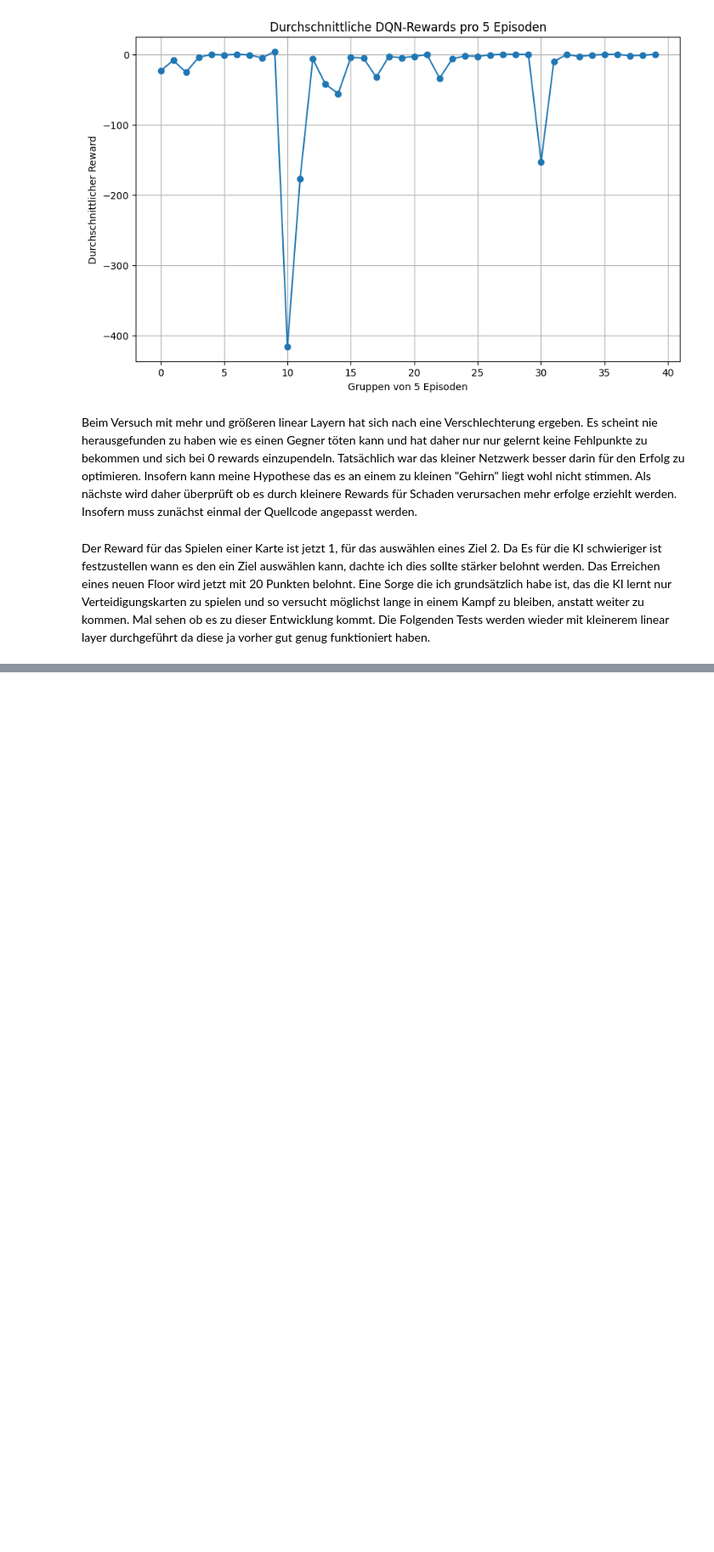
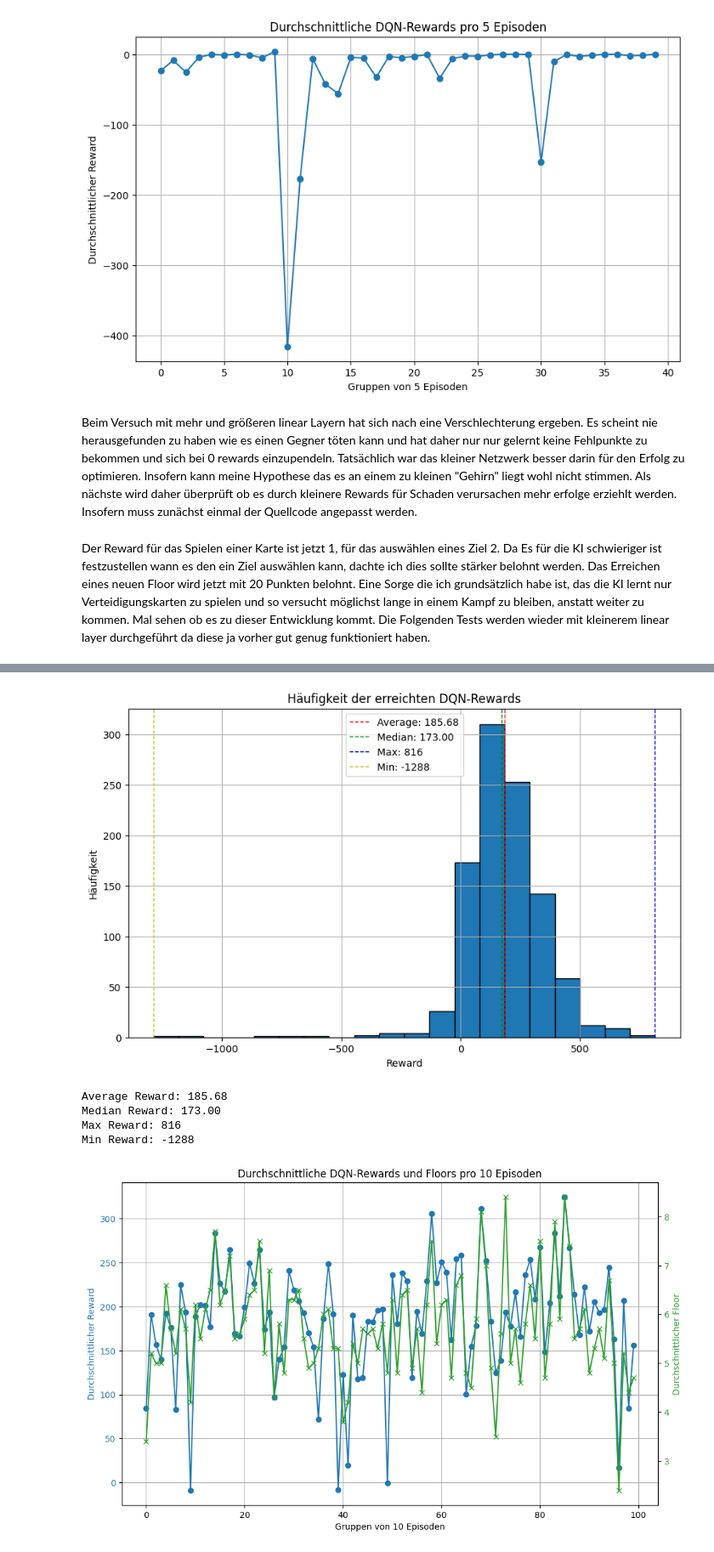
Before and after one commit to mafal003/Spire-Bot, a Jupyter notebook: Train AI.ipynb, the cells around one changed output, grey strips where cells are left out. Shown at 85% size. Cells and saved outputs as stored; diff of their text form; code cells hidden in the pictures; blank space fills up the shorter version.

```diff
--- a/Train AI.ipynb
+++ b/Train AI.ipynb
@@ -1040,11 +1040,15 @@ import numpy as np
 
 # Datei mit den DQN-Rewards einlesen
 dqn_rewards = []
+floors = []
 with open("dqn_rewards_5.txt", "r") as reward_file:
     for line in reward_file:
-        # Extrahiere den Reward aus jeder Zeile
-        reward = int(line.split("Reward = ")[1])
+        # Extrahiere den Reward und den Floor aus jeder Zeile
+        parts = line.split(";")
+        reward = int(parts[1].split("Reward = ")[1])
+        floor = int(parts[2].split("Floor=")[1])
         dqn_rewards.append(reward)
+        floors.append(floor)
 
 # Berechne statistische Kennzahlen
 average_reward = np.mean(dqn_rewards)
@@ -1053,44 +1057,56 @@ max_reward = np.max(dqn_rewards)
 min_reward = np.min(dqn_rewards)
 
 # Erstelle ein Histogramm der DQN-Rewards
 plt.figure(figsize=(10, 6))
 plt.hist(dqn_rewards, bins=20, edgecolor='black')
 plt.title('Häufigkeit der erreichten DQN-Rewards')
 plt.xlabel('Reward')
 plt.ylabel('Häufigkeit')
 plt.grid(True)
 
 # Füge statistische Kennzahlen zum Diagramm hinzu
 plt.axvline(average_reward, color='r', linestyle='dashed', linewidth=1, label=f'Average: {average_reward:.2f}')
 plt.axvline(median_reward, color='g', linestyle='dashed', linewidth=1, label=f'Median: {median_reward:.2f}')
 plt.axvline(max_reward, color='b', linestyle='dashed', linewidth=1, label=f'Max: {max_reward}')
 plt.axvline(min_reward, color='y', linestyle='dashed', linewidth=1, label=f'Min: {min_reward}')
 plt.legend()
 
 plt.show()
 
 # Ausgabe der statistischen Kennzahlen
 print(f"Average Reward: {average_reward:.2f}")
 print(f"Median Reward: {median_reward:.2f}")
 print(f"Max Reward: {max_reward}")
 print(f"Min Reward: {min_reward}")
 
-
-# Ausgabe der statistischen Kennzahlen
-print(f"Average Reward: {average_reward:.2f}")
-print(f"Median Reward: {median_reward:.2f}")
-print(f"Max Reward: {max_reward}")
-print(f"Min Reward: {min_reward}")
-
 # Berechne den durchschnittlichen Reward für Gruppen von 10 Episoden
 group_size = 10
 grouped_rewards = [np.mean(dqn_rewards[i:i + group_size]) for i in range(0, len(dqn_rewards), group_size)]
+grouped_floors = [np.mean(floors[i:i + group_size]) for i in range(0, len(floors), group_size)]
 
-# Erstelle ein Liniendiagramm der durchschnittlichen Rewards
-plt.figure(figsize=(10, 6))
-plt.plot(grouped_rewards, marker='o')
-plt.title('Durchschnittliche DQN-Rewards pro 10 Episoden')
-plt.xlabel('Gruppen von 10 Episoden')
-plt.ylabel('Durchschnittlicher Reward')
-plt.grid(True)
+# Erstelle ein Liniendiagramm der durchschnittlichen Rewards und Floors
+fig, ax1 = plt.subplots(figsize=(10, 6))
+
+color = 'tab:blue'
+ax1.set_xlabel('Gruppen von 10 Episoden')
+ax1.set_ylabel('Durchschnittlicher Reward', color=color)
+ax1.plot(grouped_rewards, marker='o', color=color)
+ax1.tick_params(axis='y', labelcolor=color)
+ax1.grid(True)
+
+ax2 = ax1.twinx()  # instantiate a second axes that shares the same x-axis
+color = 'tab:green'
+ax2.set_ylabel('Durchschnittlicher Floor', color=color)  # we already handled the x-label with ax1
+ax2.plot(grouped_floors, marker='x', color=color)
+ax2.tick_params(axis='y', labelcolor=color)
+
+fig.tight_layout()  # otherwise the right y-label is slightly clipped
+plt.title('Durchschnittliche DQN-Rewards und Floors pro 10 Episoden')
 plt.show()
+# %% [output]
+[figure, added]
+Average Reward: 185.68
+Median Reward: 173.00
+Max Reward: 816
+Min Reward: -1288
+[figure, added]
```
Also changed, not shown: parts of 9 cells of this notebook, 4 other files.
